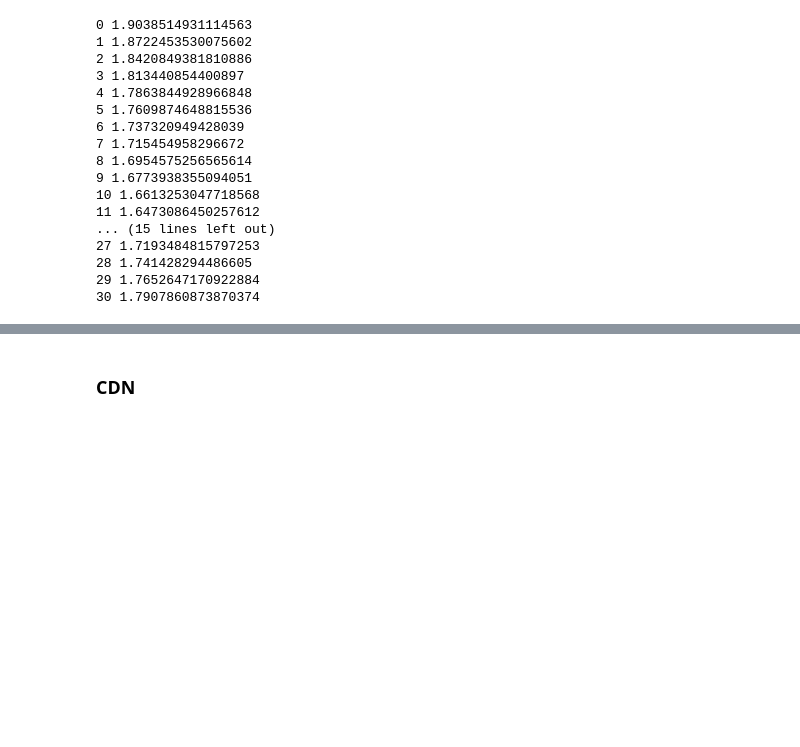
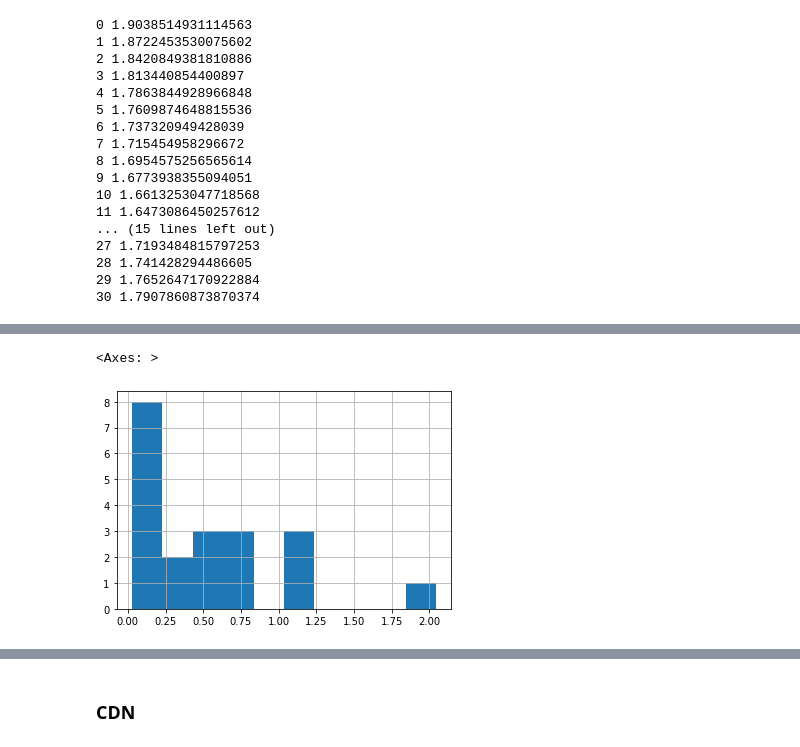
Before and after one commit to mitoclub/RNAViralMutSpec, a Jupyter notebook: sars-cov-2_aa_subst/simulation.ipynb, the cells around one changed output, grey strips where cells are left out. Cells and saved outputs as stored; diff of their text form; code cells hidden in the pictures; blank space fills up the shorter version.

```diff
--- a/sars-cov-2_aa_subst/simulation.ipynb
+++ b/sars-cov-2_aa_subst/simulation.ipynb
@@ -548 +555,6 @@ df_change
+# %%
+df_change['PEdelta'].hist()
+# %% [output]
+<Axes: >
+[figure, added]
 # %%
```
Also changed, not shown: parts of 3 cells of this notebook, 2 other files.
